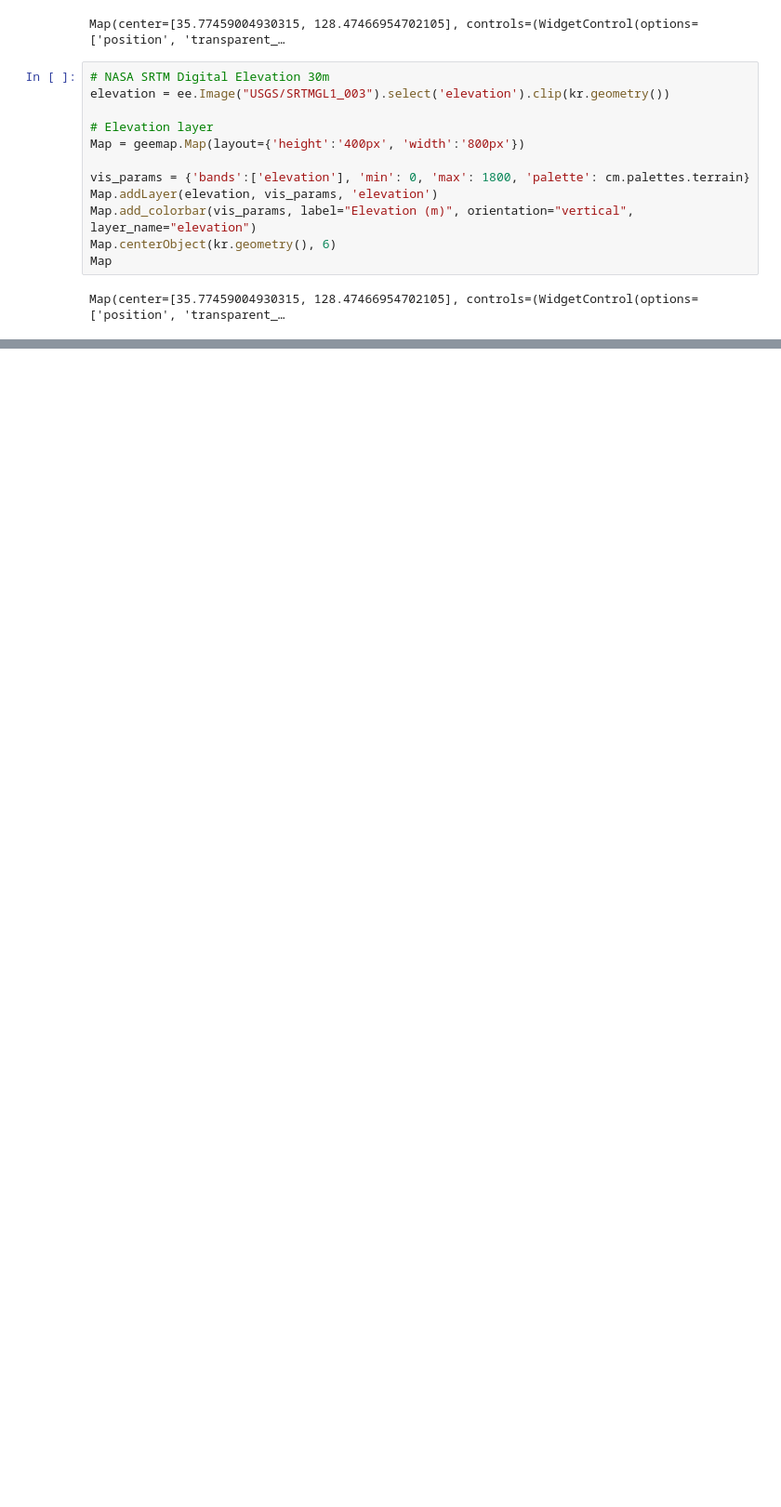
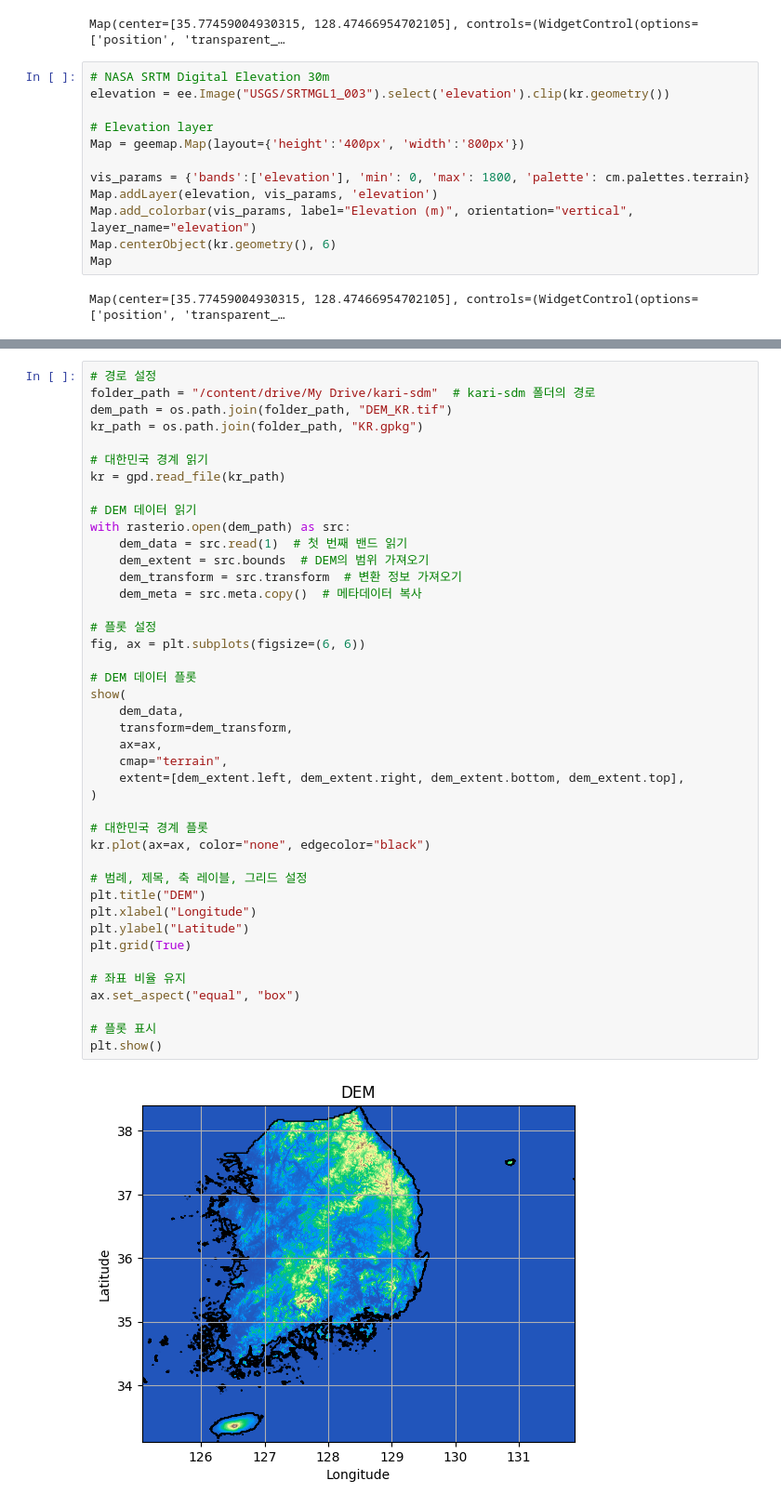
Before and after one commit to osgeokr/kari-sdm, a Jupyter notebook: 003_environmental_variables.ipynb, the cells around one changed output, grey strips where cells are left out. Shown at 93% size. Saved outputs shown, nothing was run; the diff lists cells and outputs as text; blank space fills up the shorter version.

```diff
--- a/003_environmental_variables.ipynb
+++ b/003_environmental_variables.ipynb
@@ -107,0 +169,44 @@ Wall time: 47min 43s
+# %%
+# 경로 설정
+folder_path = "/content/drive/My Drive/kari-sdm"  # kari-sdm 폴더의 경로
+dem_path = os.path.join(folder_path, "DEM_KR.tif")
+kr_path = os.path.join(folder_path, "KR.gpkg")
+
+# 대한민국 경계 읽기
+kr = gpd.read_file(kr_path)
+
+# DEM 데이터 읽기
+with rasterio.open(dem_path) as src:
+    dem_data = src.read(1)  # 첫 번째 밴드 읽기
+    dem_extent = src.bounds  # DEM의 범위 가져오기
+    dem_transform = src.transform  # 변환 정보 가져오기
+    dem_meta = src.meta.copy()  # 메타데이터 복사
+
+# 플롯 설정
+fig, ax = plt.subplots(figsize=(6, 6))
+
+# DEM 데이터 플롯
+show(
+    dem_data,
+    transform=dem_transform,
+    ax=ax,
+    cmap="terrain",
+    extent=[dem_extent.left, dem_extent.right, dem_extent.bottom, dem_extent.top],
+)
+
+# 대한민국 경계 플롯
+kr.plot(ax=ax, color="none", edgecolor="black")
+
+# 범례, 제목, 축 레이블, 그리드 설정
+plt.title("DEM")
+plt.xlabel("Longitude")
+plt.ylabel("Latitude")
+plt.grid(True)
+
+# 좌표 비율 유지
+ax.set_aspect("equal", "box")
+
+# 플롯 표시
+plt.show()
+# %% [output]
+[figure, added]
```
Also changed, not shown: parts of 8 cells of this notebook.
